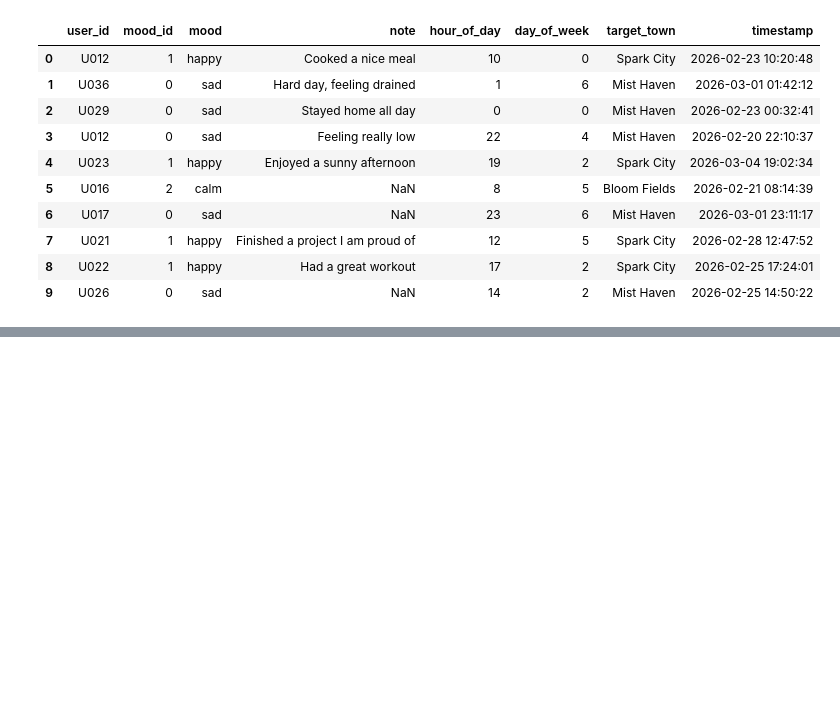
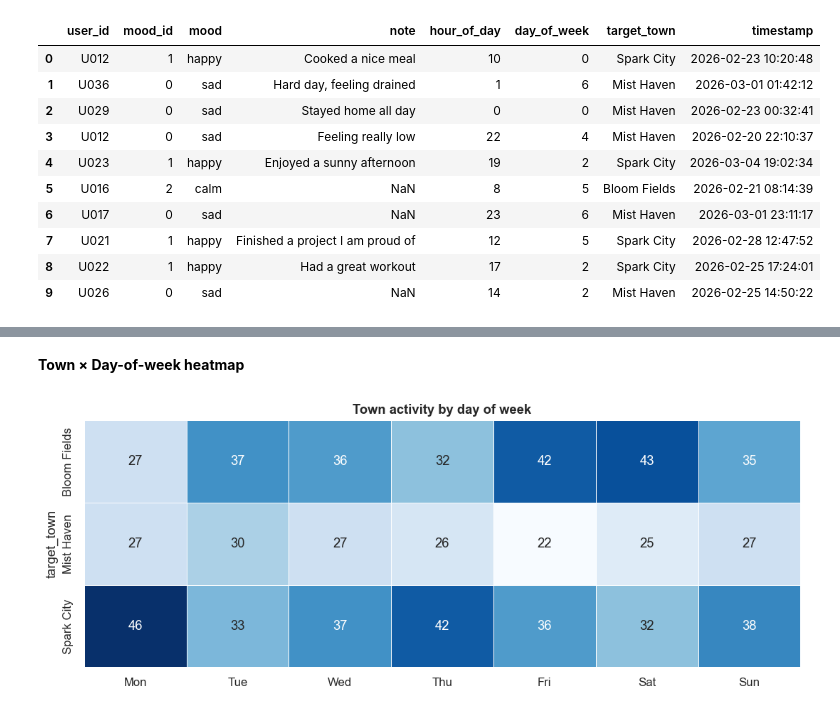
Before and after one commit to Dima-Bulavenko/mood_swings, a Jupyter notebook: notebooks/MoodSwings.ipynb, the cells around one changed output, grey strips where cells are left out. Drawn from its saved outputs; the diff is of its cells as text; code cells hidden in the pictures; blank space fills up the shorter version.

```diff
--- a/notebooks/MoodSwings.ipynb
+++ b/notebooks/MoodSwings.ipynb
@@ -202,0 +313,18 @@ Name: count, dtype: int64
+# %% [markdown]
+**Town × Day-of-week heatmap**
+# %%
+DAY_LABELS = ['Mon','Tue','Wed','Thu','Fri','Sat','Sun']
+pivot2 = (df.groupby(['target_town','day_of_week'])
+             .size()
+             .unstack(fill_value=0)
+             .rename(columns={i:d for i,d in enumerate(DAY_LABELS)}))
+
+plt.figure(figsize=(10, 4))
+sns.heatmap(pivot2, cmap='Blues', annot=True, fmt='d',
+            linewidths=0.5, cbar=False)
+plt.title('Town activity by day of week', fontweight='bold')
+plt.xlabel('')
+plt.tight_layout()
+plt.show()
+# %% [output]
+[figure, added]
```
Also changed, not shown: parts of 12 cells of this notebook, 1 other file.
